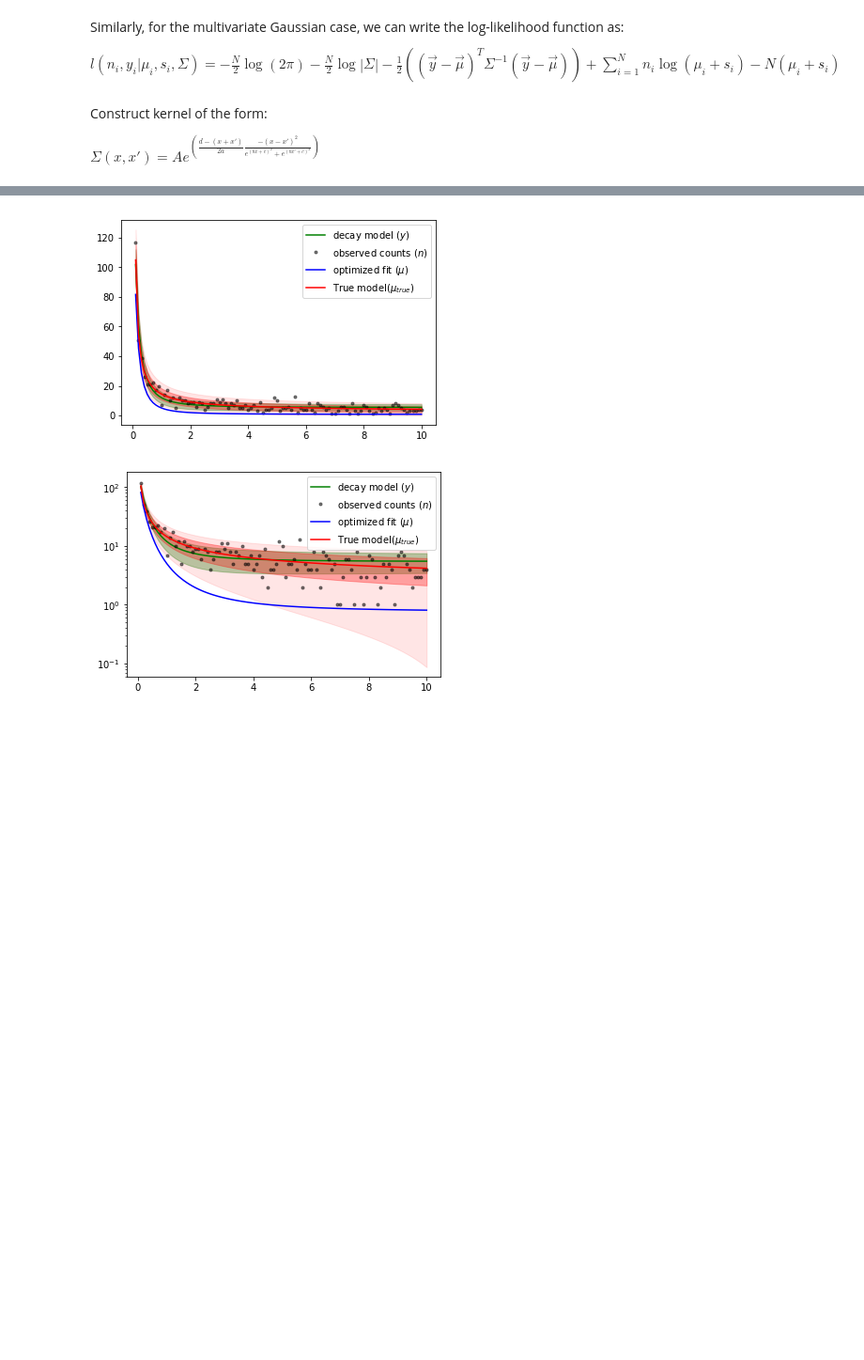
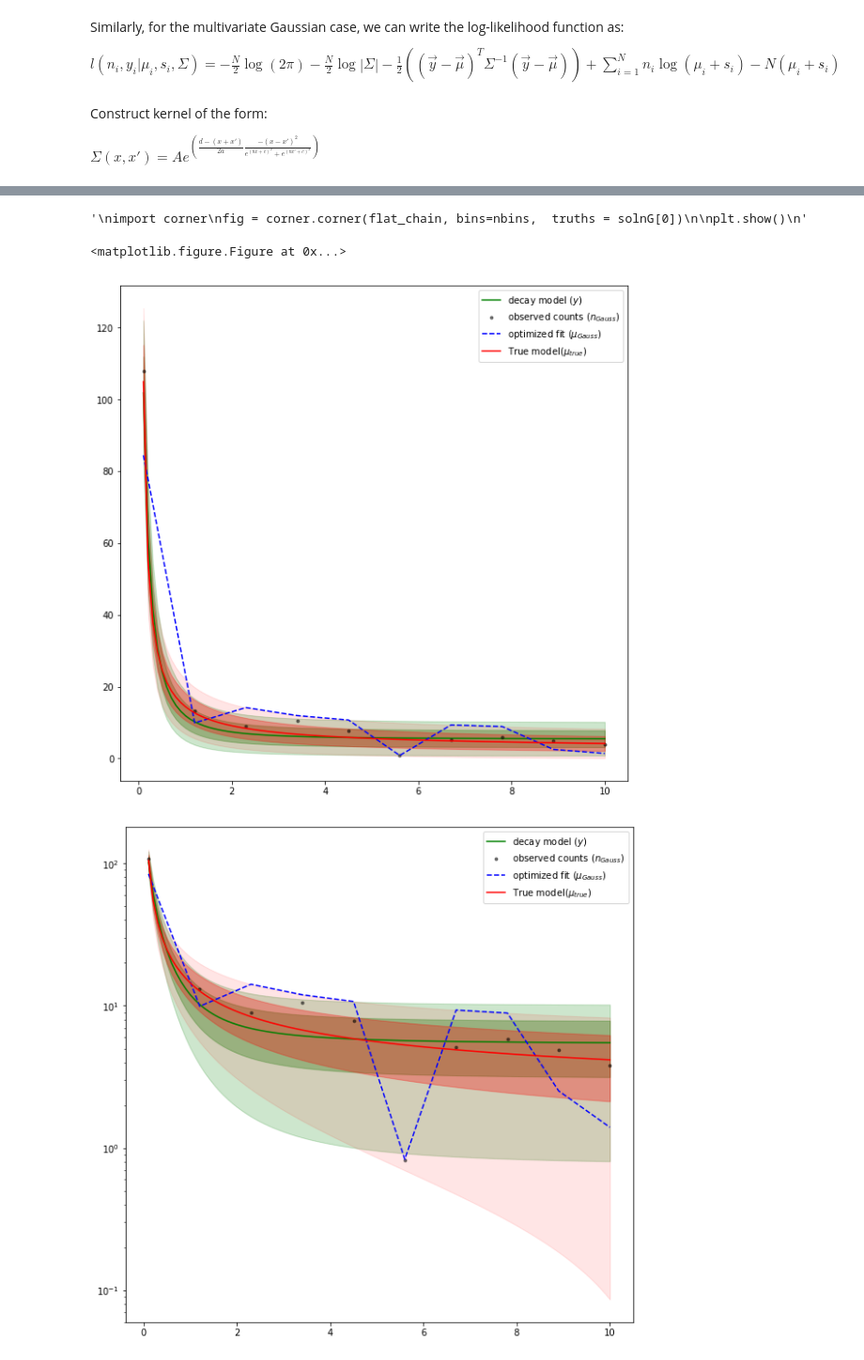
Before and after one commit to ChrisIck/Poisson-GPs, a Jupyter notebook: Minimization Test.ipynb, the cells around one changed output, grey strips where cells are left out. Shown at 94% size. Saved outputs shown, nothing was run; the diff lists cells and outputs as text; code cells hidden in the pictures; blank space fills up the shorter version.

```diff
--- a/Minimization Test.ipynb
+++ b/Minimization Test.ipynb
@@ -189,5 +273,17 @@ signal0 = np.zeros(N)
+# %%
+
+nbins = 50
+max_mu = np.empty(N)
+for i in range(N):
+    hist, bin_edges = np.histogram(flat_chain[:,i], bins = nbins)
+    maxindex = np.argmax(hist)
+
+    max_mu[i] = np.average([bin_edges[maxindex], bin_edges[maxindex+1]])
 # %%
 from scipy.optimize import minimize
-solnGP = minimize(neg_log_like_PGP_MV, yguess,  bounds = boundarray, args = (signal0, n_GP, yguess, cov), jac=nln_MV_grad, method='L-BFGS-B', options={'gtol':1e-20,'eps':1e-3})
-print solnGP
+solnG = minimize(neg_log_like_PGP_MV, yguess,jac = nln_MV_grad, method="L-BFGS-B", args = (signal0, n_G, yguess, cov) ,bounds = boundarray)
+
+mu_opt_G = solnG.x
+
+print solnG
 # %% [output]
@@ -211,45 +302,70 @@ print solnGP
+# %%
+'''
+import corner
+fig = corner.corner(flat_chain, bins=nbins,  truths = solnG[0])
+
+plt.show()
+'''
+# %% [output]
+'\nimport corner\nfig = corner.corner(flat_chain, bins=nbins,  truths = solnG[0])\n\nplt.show()\n'
 # %%
 %matplotlib inline
 plt.figure()
 
-gp_std = np.sqrt(np.diag(cov))
-yguess_std_low = np.empty(len(yguess))
-ytrue_std_low = np.empty(len(yguess))
-for i in range(len(yguess)):
-    if yguess[i]-gp_std[i]<0.1:
+ym_up = ymodel + 2.*np.sqrt(ymodel)
+ym_low = ymodel - 2.*np.sqrt(ymodel)
+
+gp_std = np.sqrt(ymodel)
+yguess_std_low = np.empty(len(ymodel))
+yguess_std_low2 = np.empty(len(ymodel))
+ytrue_std_low = np.empty(len(ymodel))
+for i in range(len(ymodel)):
+    if ymodel[i]-gp_std[i]<0.1:
         yguess_std_low[i] = 0.1
     else:
-        yguess_std_low[i] = yguess[i]-gp_std[i]
+        yguess_std_low[i] = ymodel[i]-gp_std[i]
+    if ymodel[i]-2*gp_std[i]<0.1:
+        yguess_std_low2[i] = 0.1
+    else:
+        yguess_std_low2[i] = ymodel[i]-2*gp_std[i]
     if ytrue[i]-np.sqrt(ytrue[i])<0.1:
         ytrue_std_low[i] = 0.1
     else:
         ytrue_std_low[i] = ytrue[i]-np.sqrt(ytrue[i])
 
-plt.plot(x, yguess, 'g-', label = "decay model ($y$)")
-plt.fill_between(x, yguess+gp_std, yguess-gp_std, color = 'g', alpha=0.3, edgecolor="none")
-plt.plot(x, n_GP,'k.', label = "observed counts ($n$)", alpha = .5)
-plt.plot(x, solnGP.x,'b-', label = "optimized fit ($\mu$)")
+plt.figure(figsize=(10,10))
+plt.plot(x, ymodel, 'g-', label = "decay model ($y$)")
+plt.fill_between(x, ymodel+gp_std, yguess_std_low, color = 'g', alpha=0.3, edgecolor="none")
+plt.fill_between(x, ymodel+2*gp_std, yguess_std_low2, color = 'g', alpha=0.1, edgecolor="none")
+plt.fill_between(x, ym_low, ym_up, color = 'g', alpha=0.1, edgecolor="none")
+plt.plot(xtrue, n_G,'k.', label = "observed counts ($n_{Gauss}$)", alpha = .5)
+plt.plot(xtrue, mu_opt_G,'b--', label = "optimized fit ($\mu_{Gauss}$)")
+#plt.plot(xtrue, max_mu, 'y--', label = "emcee mean", alpha = .75)
 plt.plot(x, ytrue,'r-', label = "True model($\mu_{true}$)")
 plt.fill_between(x, ytrue+np.sqrt(ytrue), ytrue_std_low, color = 'r', alpha=0.3, edgecolor="none")
 plt.fill_between(x, ytrue+2*np.sqrt(ytrue), ytrue-2*np.sqrt(ytrue), color = 'r', alpha=0.1, edgecolor="none")
 plt.legend(loc="upper right")
 
-plt.figure()
+plt.figure(figsize=(10,10))
 plt.yscale('log')
-plt.plot(x, yguess, 'g-', label = "decay model ($y$)")
-plt.fill_between(x, yguess+gp_std, yguess_std_low, color = 'g', alpha=0.3, edgecolor="none")
-plt.plot(x, n_GP,'k.', label = "observed counts ($n$)", alpha = 0.5)
-plt.plot(x, solnGP.x,'b-', label = "optimized fit ($\mu$)")
+plt.plot(x, ymodel, 'g-', label = "decay model ($y$)")
+plt.fill_between(x, ymodel+gp_std, yguess_std_low, color = 'g', alpha=0.3, edgecolor="none")
+plt.fill_between(x, ymodel+2*gp_std, yguess_std_low2, color = 'g', alpha=0.1, edgecolor="none")
+plt.fill_between(x, ym_low, ym_up, color = 'g', alpha=0.1, edgecolor="none")
+plt.plot(xtrue, n_G,'k.', label = "observed counts ($n_{Gauss}$)", alpha = .5)
+plt.plot(xtrue, mu_opt_G,'b--', label = "optimized fit ($\mu_{Gauss}$)")
+#plt.plot(xtrue, max_mu, 'y--', label = "emcee mean", alpha = .75)
 plt.plot(x, ytrue,'r-', label = "True model($\mu_{true}$)")
 plt.fill_between(x, ytrue+np.sqrt(ytrue), ytrue_std_low, color = 'r', alpha=0.3, edgecolor="none")
 plt.fill_between(x, ytrue+2*np.sqrt(ytrue), ytrue-2*np.sqrt(ytrue), color = 'r', alpha=0.1, edgecolor="none")
 plt.legend(loc="upper right")
 
-plt.legend(loc="upper right")
+
 plt.show()
 # %% [output]
+<matplotlib.figure.Figure at 0x...>
-[figure, old version]
+[figure, new version]
-[figure, old version]
+[figure, new version]
 # %%
 xtest = np.array([1., 7.])
 y_g = scale*f5(xtest)
```
Also changed, not shown: parts of 18 cells of this notebook.
